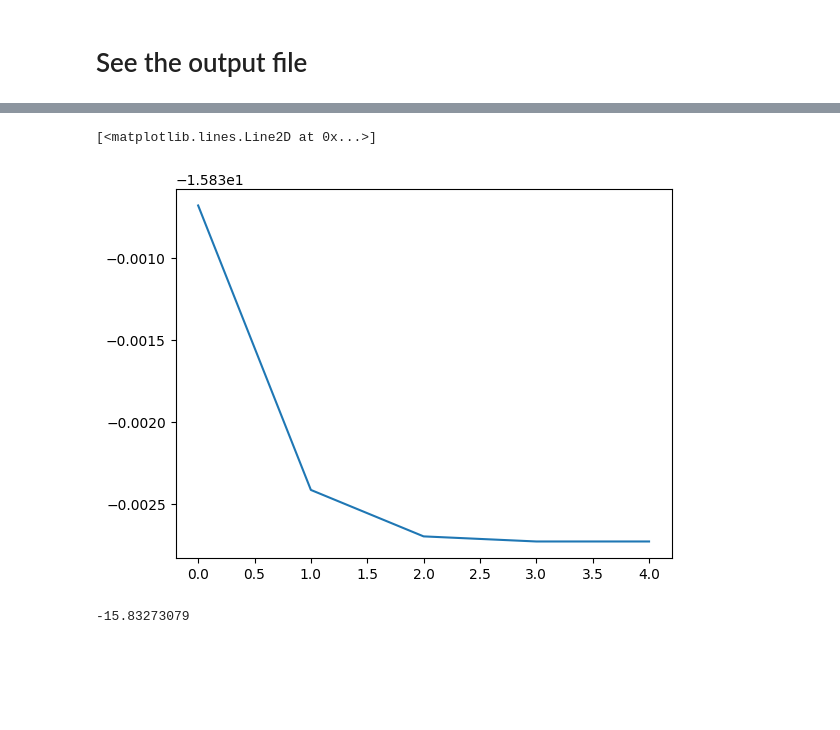
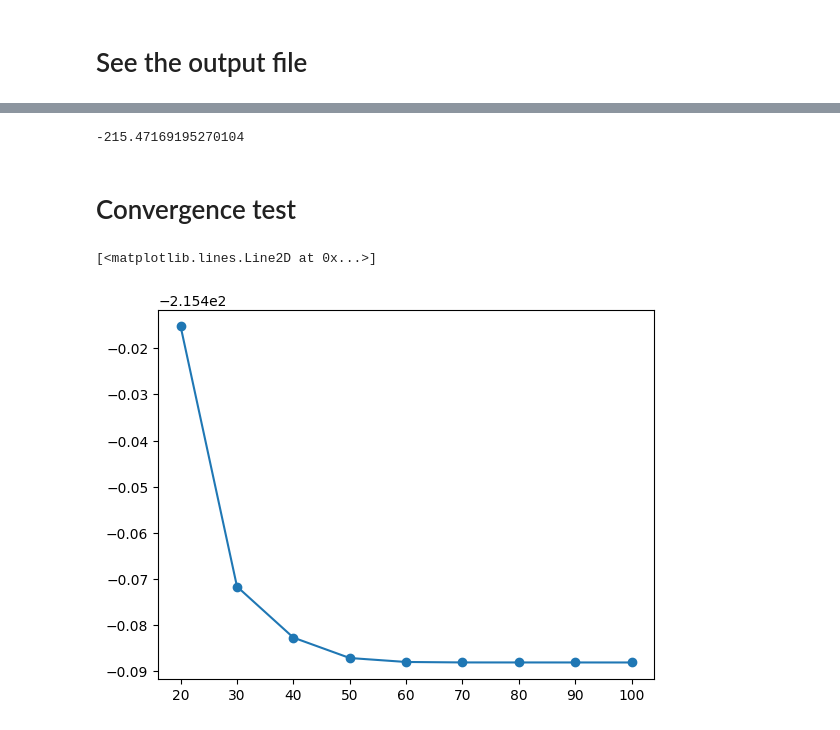
Before and after one commit to sedaoturak/Quantum_Espresso_Colab, a Jupyter notebook: Quantum_Espresso_Colab.ipynb, the cells around one changed output, grey strips where cells are left out. Drawn from its saved outputs; the diff is of its cells as text; code cells hidden in the pictures; blank space fills up the shorter version.

Commit message:
code snippets for visualization of atoms, modifying input files, reading output files and a loop for convergence test were added.

```diff
--- a/Quantum_Espresso_Colab.ipynb
+++ b/Quantum_Espresso_Colab.ipynb
@@ -54,8 +114,3 @@ Note: Check the directories for pseudopotential file and output file!
 =------------------------------------------------------------------------------=
    JOB DONE.
 =------------------------------------------------------------------------------=
-# %%
-f = open("/content/Quantum_Files/si.scf.out", "r")
-for l in f.readlines():
-  if 'total energy' in l:
-    print(l)
@@ -83,38 +128,28 @@ for l in f.readlines():
      The total energy is the sum of the following terms:
-# %%
-total_energies = []
-f = open("/content/Quantum_Files/si.scf.out", "r")
-for l in f.readlines():
-  if 'total energy' in l:
-
-    for i in l.split():
-        try:
-            #trying to convert i to float
-            result = float(i)
-            #break the loop if i is the first string that's successfully converted
-            break
-        except:
-            continue
-    total_energies.append(result)
+# %%
+import ase.io
+output = ase.io.read("/content/silicon/si.scf.out")
+output.get_total_energy()
+# %% [output]
+-215.47169195270104
+# %% [markdown]
+# Convergence test
+# %%
+cutoff_energies = np.arange(20,110,10) #[20.0,30.0,40.0,50.0,60.0]
+total_energies = []
+for cutoff in cutoff_energies:
+  new_input_file = qe_input[:293] + str(cutoff) + qe_input[297:]
+  with open("si.scf.in", "w") as f:
+    f.write(new_input_file)
+  ! /content/q-e/bin/pw.x  -in si.scf.in > si.scf.out
+  output = ase.io.read("/content/silicon/si.scf.out")
+  total_energies.append(output.get_total_energy())
+
+# computation time: 40 seconds
 # %%
 import matplotlib.pyplot as plt
 
-plt.plot(total_energies)
+plt.plot(cutoff_energies, total_energies,'o-')
 # %% [output]
 [<matplotlib.lines.Line2D at 0x...>]
-[figure, old version]
+[figure, new version]
-# %%
-f = open("/content/Quantum_Files/si.scf.in", "r")
-for l in f.readlines():
-  if 'ecutwfc' in l:
-    for i in l.split():
-        try:
-            #trying to convert i to float
-            result = float(i)
-            #break the loop if i is the first string that's successfully converted
-            break
-        except:
-            continue
-    print(result)
-# %% [output]
--15.83273079
```
Also changed, not shown: parts of 12 cells of this notebook.
